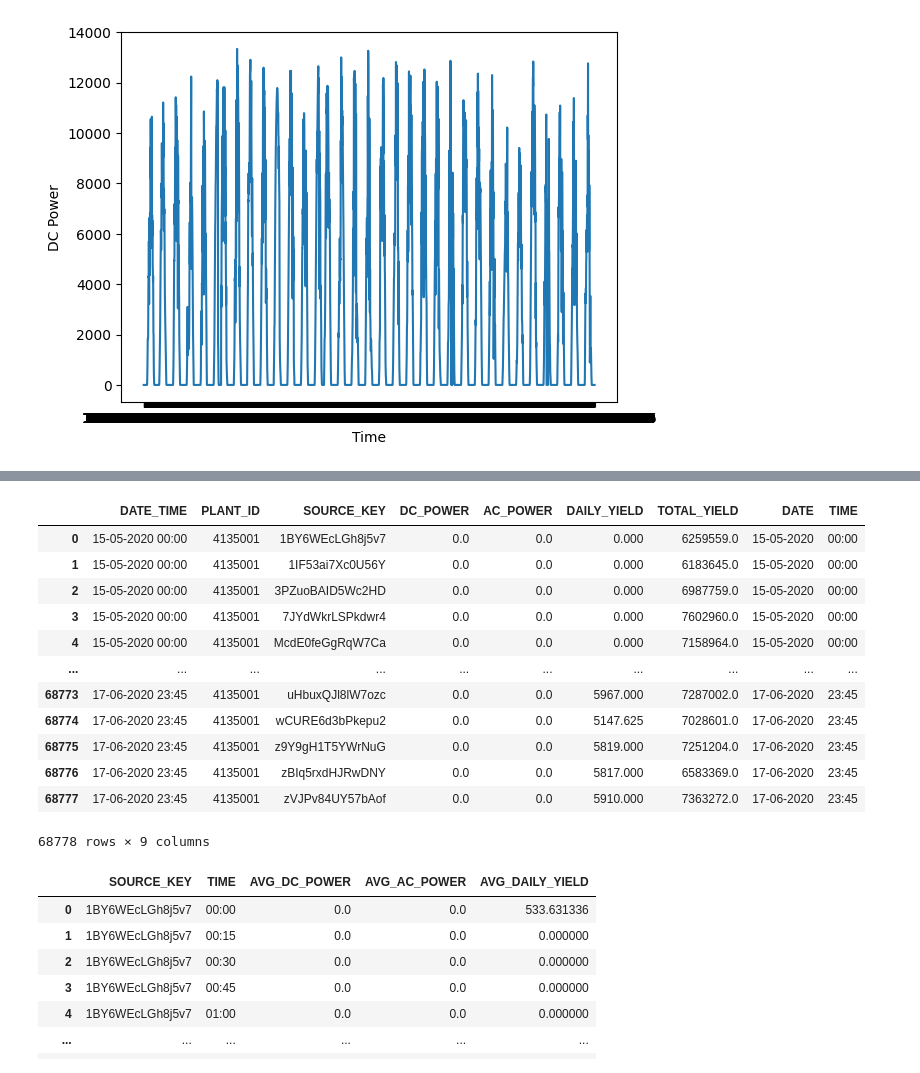
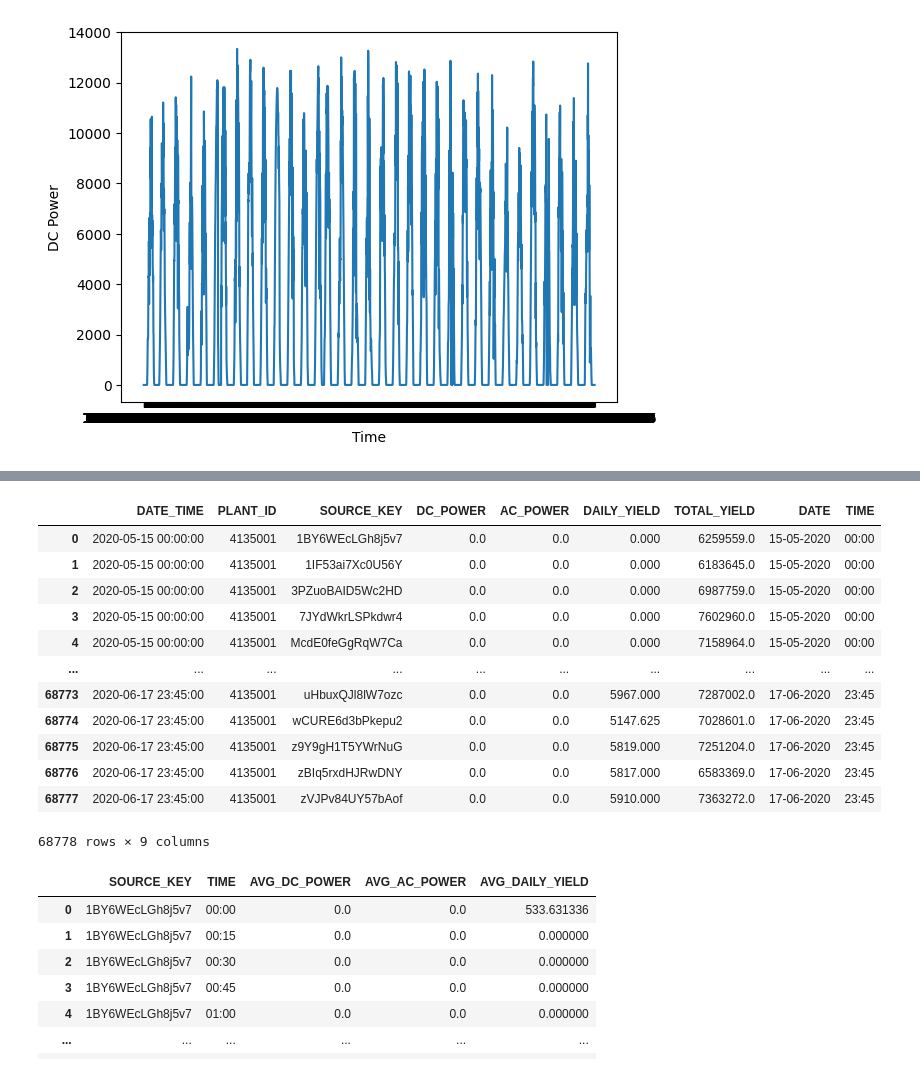
Before and after one commit to bennykn8/HelioCast, a Jupyter notebook: Plant_EDA.ipynb, the cells around one changed output, grey strips where cells are left out. Cells and saved outputs as stored; diff of their text form; code cells hidden in the pictures.

```diff
--- a/Plant_EDA.ipynb
+++ b/Plant_EDA.ipynb
@@ -52,3 +40,0 @@ display(df3.head(7))
-# %%
-df = pd.read_csv("data/Plant_1_Generation_Data.csv")
-(df.head(7000))
@@ -192,21 +175,21 @@ plt.show()
 # %%
 df1_prep = df.copy()
 df1_prep[['DATE', 'TIME']] = df['DATE_TIME'].str.split(' ', expand=True)
-
+df1_prep['DATE_TIME'] = pd.to_datetime(df1_prep["DATE_TIME"], format='%d-%m-%Y %H:%M')
 df1_prep
 # %% [output]
 |  | DATE_TIME | PLANT_ID | SOURCE_KEY | DC_POWER | AC_POWER | DAILY_YIELD | TOTAL_YIELD | DATE | TIME |
-| 0 | 15-05-2020 00:00 | 4135001 | 1BY6WEcLGh8j5v7 | 0.0 | 0.0 | 0.000 | 6259559.0 | 15-05-2020 | 00:00 |
-| 1 | 15-05-2020 00:00 | 4135001 | 1IF53ai7Xc0U56Y | 0.0 | 0.0 | 0.000 | 6183645.0 | 15-05-2020 | 00:00 |
-| 2 | 15-05-2020 00:00 | 4135001 | 3PZuoBAID5Wc2HD | 0.0 | 0.0 | 0.000 | 6987759.0 | 15-05-2020 | 00:00 |
-| 3 | 15-05-2020 00:00 | 4135001 | 7JYdWkrLSPkdwr4 | 0.0 | 0.0 | 0.000 | 7602960.0 | 15-05-2020 | 00:00 |
-| 4 | 15-05-2020 00:00 | 4135001 | McdE0feGgRqW7Ca | 0.0 | 0.0 | 0.000 | 7158964.0 | 15-05-2020 | 00:00 |
+| 0 | 2020-05-15 00:00:00 | 4135001 | 1BY6WEcLGh8j5v7 | 0.0 | 0.0 | 0.000 | 6259559.0 | 15-05-2020 | 00:00 |
+| 1 | 2020-05-15 00:00:00 | 4135001 | 1IF53ai7Xc0U56Y | 0.0 | 0.0 | 0.000 | 6183645.0 | 15-05-2020 | 00:00 |
+| 2 | 2020-05-15 00:00:00 | 4135001 | 3PZuoBAID5Wc2HD | 0.0 | 0.0 | 0.000 | 6987759.0 | 15-05-2020 | 00:00 |
+| 3 | 2020-05-15 00:00:00 | 4135001 | 7JYdWkrLSPkdwr4 | 0.0 | 0.0 | 0.000 | 7602960.0 | 15-05-2020 | 00:00 |
+| 4 | 2020-05-15 00:00:00 | 4135001 | McdE0feGgRqW7Ca | 0.0 | 0.0 | 0.000 | 7158964.0 | 15-05-2020 | 00:00 |
 | ... | ... | ... | ... | ... | ... | ... | ... | ... | ... |
-| 68773 | 17-06-2020 23:45 | 4135001 | uHbuxQJl8lW7ozc | 0.0 | 0.0 | 5967.000 | 7287002.0 | 17-06-2020 | 23:45 |
-| 68774 | 17-06-2020 23:45 | 4135001 | wCURE6d3bPkepu2 | 0.0 | 0.0 | 5147.625 | 7028601.0 | 17-06-2020 | 23:45 |
-| 68775 | 17-06-2020 23:45 | 4135001 | z9Y9gH1T5YWrNuG | 0.0 | 0.0 | 5819.000 | 7251204.0 | 17-06-2020 | 23:45 |
-| 68776 | 17-06-2020 23:45 | 4135001 | zBIq5rxdHJRwDNY | 0.0 | 0.0 | 5817.000 | 6583369.0 | 17-06-2020 | 23:45 |
-| 68777 | 17-06-2020 23:45 | 4135001 | zVJPv84UY57bAof | 0.0 | 0.0 | 5910.000 | 7363272.0 | 17-06-2020 | 23:45 |
+| 68773 | 2020-06-17 23:45:00 | 4135001 | uHbuxQJl8lW7ozc | 0.0 | 0.0 | 5967.000 | 7287002.0 | 17-06-2020 | 23:45 |
+| 68774 | 2020-06-17 23:45:00 | 4135001 | wCURE6d3bPkepu2 | 0.0 | 0.0 | 5147.625 | 7028601.0 | 17-06-2020 | 23:45 |
+| 68775 | 2020-06-17 23:45:00 | 4135001 | z9Y9gH1T5YWrNuG | 0.0 | 0.0 | 5819.000 | 7251204.0 | 17-06-2020 | 23:45 |
+| 68776 | 2020-06-17 23:45:00 | 4135001 | zBIq5rxdHJRwDNY | 0.0 | 0.0 | 5817.000 | 6583369.0 | 17-06-2020 | 23:45 |
+| 68777 | 2020-06-17 23:45:00 | 4135001 | zVJPv84UY57bAof | 0.0 | 0.0 | 5910.000 | 7363272.0 | 17-06-2020 | 23:45 |
 68778 rows × 9 columns
 # %%
 %%sql
```
Also changed, not shown: parts of 15 cells of this notebook.
